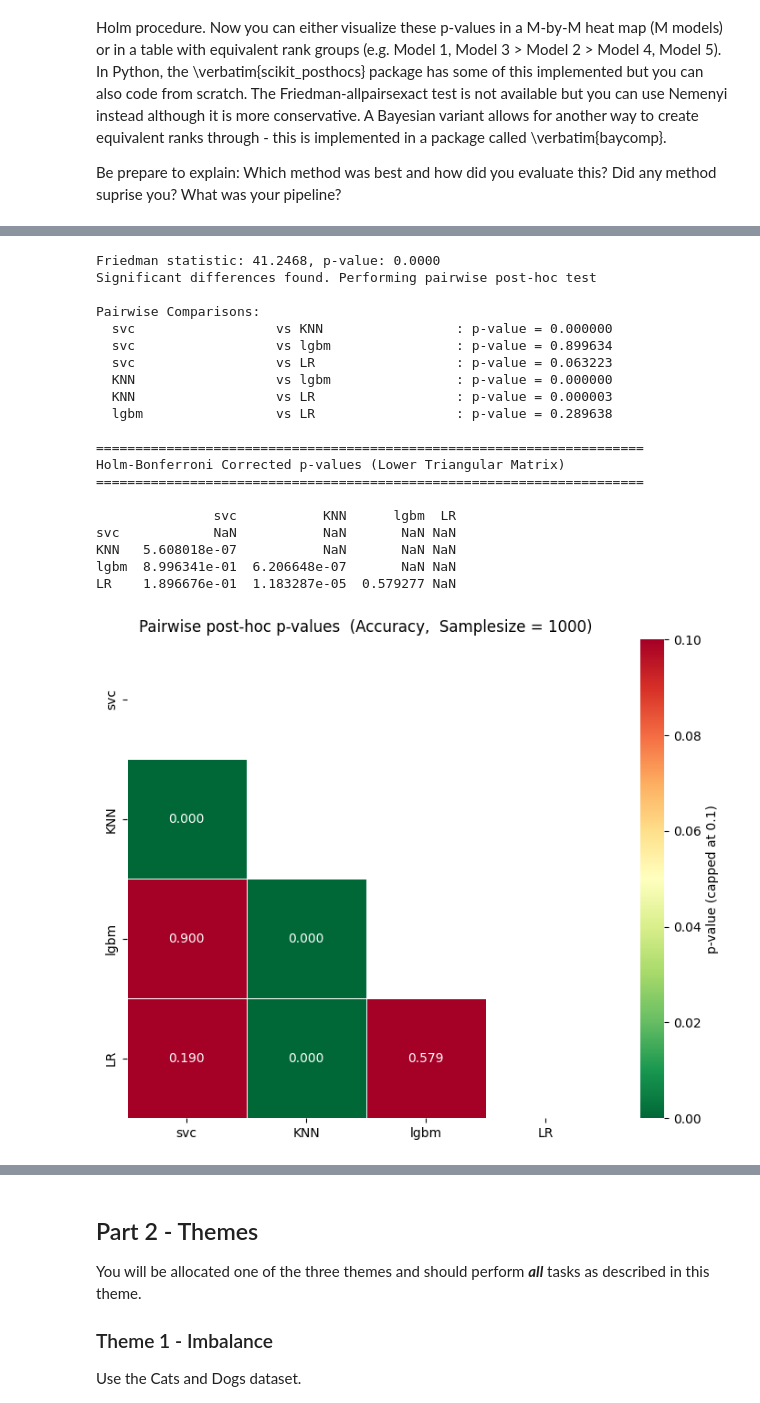
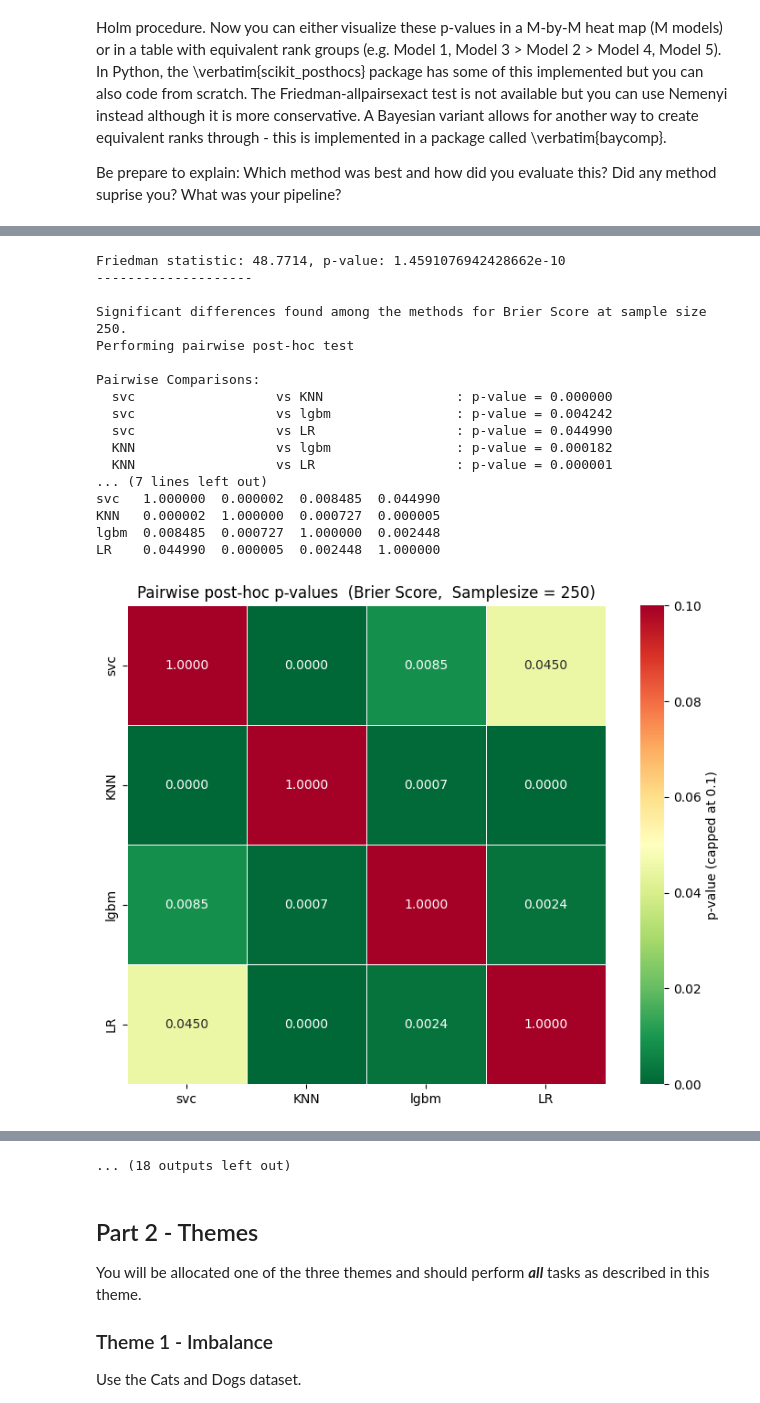
Before and after one commit to LucasKuszli/big_data, a Jupyter notebook: src_project3/project3Py.ipynb, the cells around one changed output, grey strips where cells are left out. Cells and saved outputs as stored; diff of their text form; code cells hidden in the pictures.

```diff
--- a/src_project3/project3Py.ipynb
+++ b/src_project3/project3Py.ipynb
@@ -16,8 +16,8 @@ The most structured way to do this is Nested CV. That is, an outer K-fold split
 # First the cats and dogs data...
 import pandas as pd
 
-PATHIM = "cnd_large//cnd_large//images.csv"
-PATHLB = "cnd_large//cnd_large//labels.csv"
+PATHIM = r"C:\Users\Hassa\OneDrive\Skrivbord\skola\Engineering Mathematics\Big Data\Project 2\cnd_large\images.csv"
+PATHLB = r"C:\Users\Hassa\OneDrive\Skrivbord\skola\Engineering Mathematics\Big Data\Project 2\cnd_large\labels.csv"
 
 images = pd.read_csv(PATHIM, sep=",", index_col=0)
 labels = pd.read_csv(PATHLB, sep=",", index_col=0)
@@ -165,18 +169,20 @@ methods = {
 }
 
 
-sample_sizes = [250, 500, 1000]
+sample_sizes = [250, 500, 1000, 5000, 8000]
 sample_accs = {}
 sample_f1s = {}
+sample_briers = {}
 
 for i, sample_size in enumerate(sample_sizes):
     print()
     print(f"Evaluating with sample size: {sample_size}")
-    accs, f1s = evaluate_methods_with_outer_inner_cv(methods, images, labels, sample_size, outer_folds=5, inner_folds=3, number_of_times=10, seed=42)
+    accs, f1s, briers = evaluate_methods_with_outer_inner_cv(methods, images, labels, sample_size, outer_folds=5, inner_folds=3, number_of_times=10, seed=42)
     sample_accs[sample_size] = accs
     sample_f1s[sample_size] = f1s
+    sample_briers[sample_size] = briers
 
-    fig, axes = plt.subplots(1, 2, figsize=(12, 5))
+    fig, axes = plt.subplots(1, 3, figsize=(18, 5))
     fig.suptitle(f"Methods Comparison - Sample Size: {sample_size}")
     ax = axes[0]
     ax.boxplot([accs[:, m] for m in range(len(methods))], tick_labels=methods.keys())
@@ -187,7 +193,15 @@ for i, sample_size in enumerate(sample_sizes):
     ax.boxplot([f1s[:, m] for m in range(len(methods))], tick_labels=methods.keys())
     ax.set_title("F1 Score")
     ax.set_ylabel("F1 Score")
+
+    ax = axes[2]
+    ax.boxplot([briers[:, m] for m in range(len(methods))], tick_labels=methods.keys())
+    ax.set_title("Brier Score")
+    ax.set_ylabel("Brier Score")
+
     plt.tight_layout()
+    plt.savefig(f"imgs/method_comparison_{sample_size}.png")
+
     plt.show()
 # %% [output]
 Evaluating with sample size: 250
@@ -258,11 +228,14 @@ import pandas as pd
 
 def friedman(scores, method_names, sample_size, comparison_metric_name="Accuracy"):
     stat, pval = friedmanchisquare(*scores.T)
-    print(f"Friedman statistic: {stat:.4f}, p-value: {pval:.4f}")
+    print(f"Friedman statistic: {stat:.4f}, p-value: {pval}")
     if pval > 0.05:
-        print("No significant differences found among the methods.")
+        print("-"*20)
+        print(f"\nNo significant differences found among the methods for {comparison_metric_name} at sample size {sample_size}.")
     else:
-        print("Significant differences found. Performing pairwise post-hoc test")
+        print("-"*20)
+        print(f"\nSignificant differences found among the methods for {comparison_metric_name} at sample size {sample_size}.")
+        print("Performing pairwise post-hoc test")
         n_methods = scores.shape[1]
         method_names = list(method_names)
         pvals_raw = []
@@ -270,10 +243,10 @@ def friedman(scores, method_names, sample_size, comparison_metric_name="Accuracy
 
         print("\nPairwise Comparisons:")
         for i, j in combinations(range(n_methods), 2):
-            stat, pval = wilcoxon(scores[:, i], scores[:, j])
-            pvals_raw.append(pval)
+            w_stat, w_pval = wilcoxon(scores[:, i], scores[:, j])
+            pvals_raw.append(w_pval)
             comparisons.append((method_names[i], method_names[j]))
-            print(f"  {method_names[i]:20s} vs {method_names[j]:20s}: p-value = {pval:.6f}")
+            print(f"  {method_names[i]:20s} vs {method_names[j]:20s}: p-value = {w_pval:.6f}")
         pvals_raw = np.array(pvals_raw)
         reject, pvals_corrected, _, _ = multipletests(pvals_raw, method='holm')
 
@@ -284,22 +257,27 @@ def friedman(scores, method_names, sample_size, comparison_metric_name="Accuracy
         idx_counter = 0
         for i, j in combinations(range(n_methods), 2):
             p_matrix.iloc[j, i] = pvals_corrected[idx_counter]
+            p_matrix.iloc[i, j] = pvals_corrected[idx_counter]
             idx_counter += 1
 
+        np.fill_diagonal(p_matrix.values, 1.0)
+
         print("\n" + "=" * 70)
-        print("Holm-Bonferroni Corrected p-values (Lower Triangular Matrix)")
+        print("Holm-Bonferroni Corrected p-values")
         print("=" * 70)
         print("\n" + p_matrix.to_string())
         fig, ax = plt.subplots(figsize=(8, 6))
-        sns.heatmap(p_matrix, annot=True, fmt='.3f', cmap='RdYlGn_r',
+        sns.heatmap(p_matrix, annot=True, fmt='.4f', cmap='RdYlGn_r',
                     vmin=0, vmax=0.1, cbar_kws={'label': 'p-value (capped at 0.1)'},
                     ax=ax, square=True, linewidths=0.5)
         plt.title(f'Pairwise post-hoc p-values  ({comparison_metric_name},  Samplesize = {sample_size})')
         plt.tight_layout()
+        plt.savefig(f"imgs/posthoc_pvalues_{comparison_metric_name}_{sample_size}.png")
         plt.show()
 
 
 for sample_size in sample_sizes:
     friedman(sample_accs[sample_size], list(methods.keys()), sample_size=sample_size, comparison_metric_name="Accuracy")
     friedman(sample_f1s[sample_size], list(methods.keys()), sample_size=sample_size, comparison_metric_name="F1-Score")
+    friedman(sample_briers[sample_size], list(methods.keys()), sample_size=sample_size, comparison_metric_name="Brier Score")
 # %% [output]
@@ -345,21 +320,18 @@ LR    0.003707  1.547001e-07  0.527279 NaN
-Friedman statistic: 41.2468, p-value: 0.0000
-Significant differences found. Performing pairwise post-hoc test
+Friedman statistic: 48.7714, p-value: 1.4591076942428662e-10
+--------------------
+
+Significant differences found among the methods for Brier Score at sample size 250.
+Performing pairwise post-hoc test
 
 Pairwise Comparisons:
   svc                  vs KNN                 : p-value = 0.000000
-  svc                  vs lgbm                : p-value = 0.899634
-  svc                  vs LR                  : p-value = 0.063223
-  KNN                  vs lgbm                : p-value = 0.000000
-  KNN                  vs LR                  : p-value = 0.000003
-  lgbm                 vs LR                  : p-value = 0.289638
-
-======================================================================
-Holm-Bonferroni Corrected p-values (Lower Triangular Matrix)
-======================================================================
-
-               svc           KNN      lgbm  LR
-svc            NaN           NaN       NaN NaN
-KNN   5.608018e-07           NaN       NaN NaN
-lgbm  8.996341e-01  6.206648e-07       NaN NaN
-LR    1.896676e-01  1.183287e-05  0.579277 NaN
+  svc                  vs lgbm                : p-value = 0.004242
+  svc                  vs LR                  : p-value = 0.044990
+  KNN                  vs lgbm                : p-value = 0.000182
+  KNN                  vs LR                  : p-value = 0.000001
+... (7 lines left out)
+svc   1.000000  0.000002  0.008485  0.044990
+KNN   0.000002  1.000000  0.000727  0.000005
+lgbm  0.008485  0.000727  1.000000  0.002448
+LR    0.044990  0.000005  0.002448  1.000000
-[figure, old version]
+[figure, new version]
@@ -387,3 +392,4 @@ LR    9.378497e-02  3.745644e-06  0.539021 NaN
+... (18 outputs left out)
 # %% [markdown]
 ## Part 2 - Themes
 You will be allocated one of the three themes and should perform ***all*** tasks as described in this theme.
```
Also changed, not shown: parts of 7 cells of this notebook, 27 other files.
